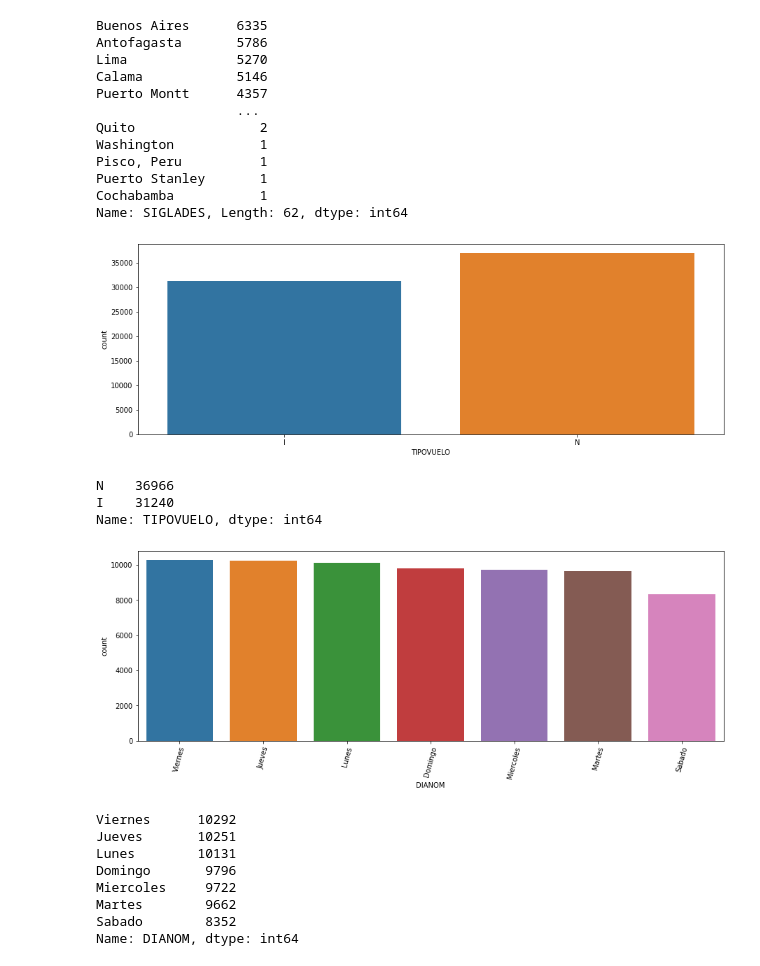
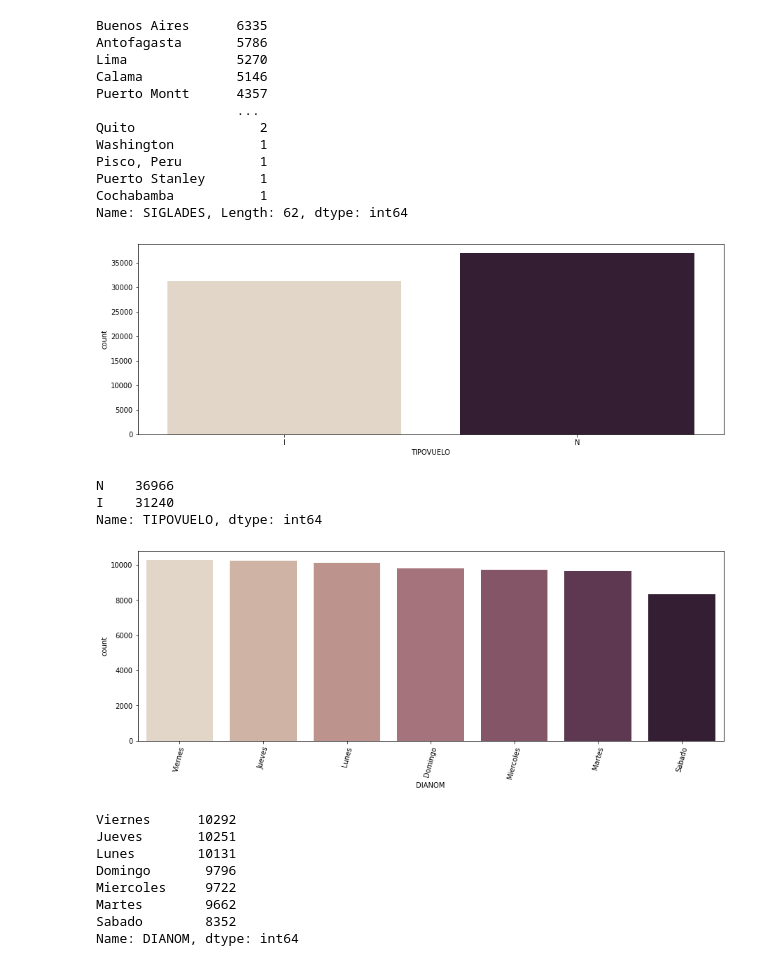
Before and after one commit to OsvaldoMedina/LATAM-Airlines, a Jupyter notebook: solution.ipynb, the cells around one changed output. Cells and saved outputs as stored; diff of their text form; code cells hidden in the pictures.

```diff
--- a/solution.ipynb
+++ b/solution.ipynb
@@ -284,10 +289,10 @@ Cochabamba           1
 Name: SIGLADES, Length: 62, dtype: int64
 # %%
 plt.figure(figsize=(15,5))
-sns.countplot(x="TIPOVUELO", data=df)
+sns.countplot(x="TIPOVUELO", palette="ch:.25", data=df)
 plt.show()
 # %% [output]
-[figure, old version]
+[figure, new version]
 # %%
 df['TIPOVUELO'].value_counts()
 # %% [output]
@@ -296,11 +301,11 @@ I    31240
 Name: TIPOVUELO, dtype: int64
 # %%
 plt.figure(figsize=(15,5))
-sns.countplot(x='DIANOM', data=df, order = df['DIANOM'].value_counts().index)
+sns.countplot(x='DIANOM', palette="ch:.25", data=df, order = df['DIANOM'].value_counts().index)
 plt.xticks(rotation=75)
 plt.show()
 # %% [output]
-[figure, old version]
+[figure, new version]
 # %%
 df['DIANOM'].value_counts()
 # %% [output]
```
Also changed, not shown: parts of 32 cells of this notebook.
